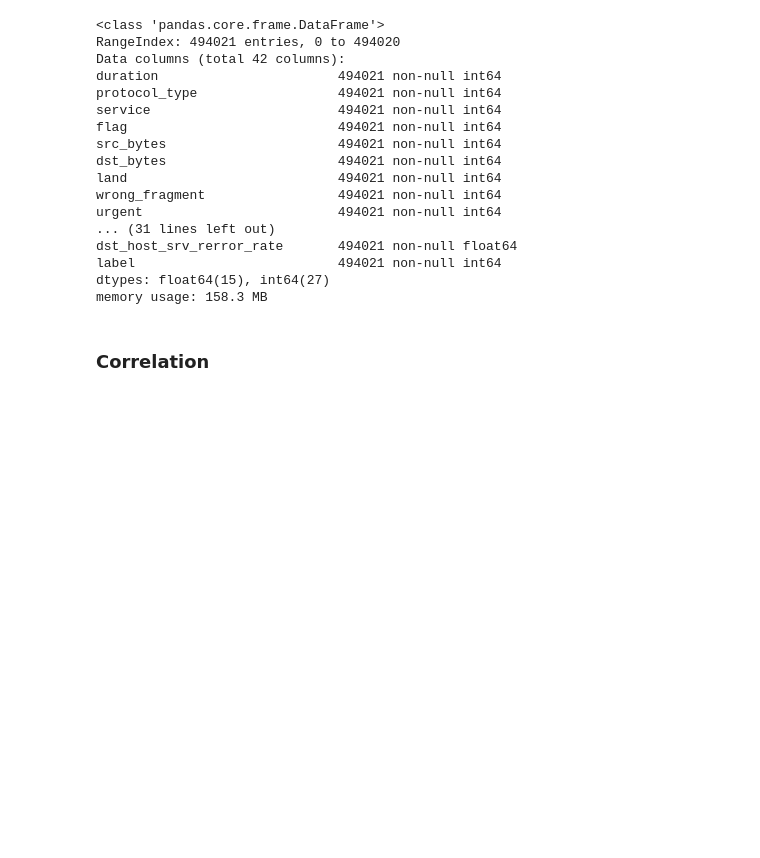
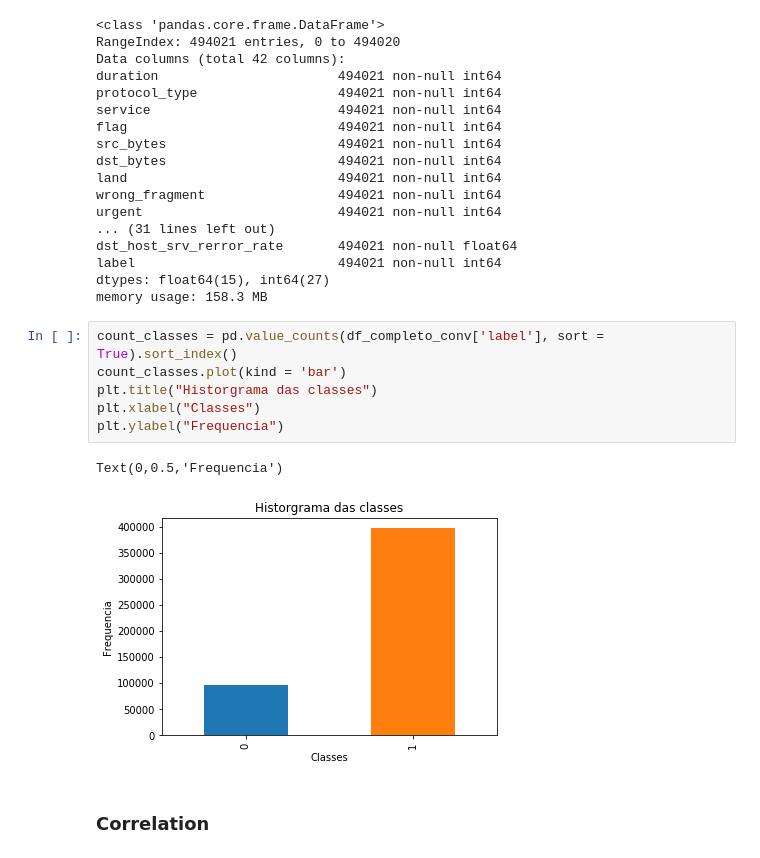
Before and after one commit to Eudalio/trabalho-final-machine-learning, a Jupyter notebook: Trabalho Final de Machine Learning.ipynb, the cells around one changed output. Saved outputs shown, nothing was run; the diff lists cells and outputs as text; blank space fills up the shorter version.

```diff
--- a/Trabalho Final de Machine Learning.ipynb
+++ b/Trabalho Final de Machine Learning.ipynb
@@ -266,6 +270,15 @@ dst_host_srv_rerror_rate       494021 non-null float64
 label                          494021 non-null int64
 dtypes: float64(15), int64(27)
 memory usage: 158.3 MB
+# %%
+count_classes = pd.value_counts(df_completo_conv['label'], sort = True).sort_index()
+count_classes.plot(kind = 'bar')
+plt.title("Historgrama das classes")
+plt.xlabel("Classes")
+plt.ylabel("Frequencia")
+# %% [output]
+Text(0,0.5,'Frequencia')
+[figure, added]
 # %% [markdown]
 ### Correlation
 # %%
```
Also changed, not shown: parts of 3 cells of this notebook, 6 other files.
